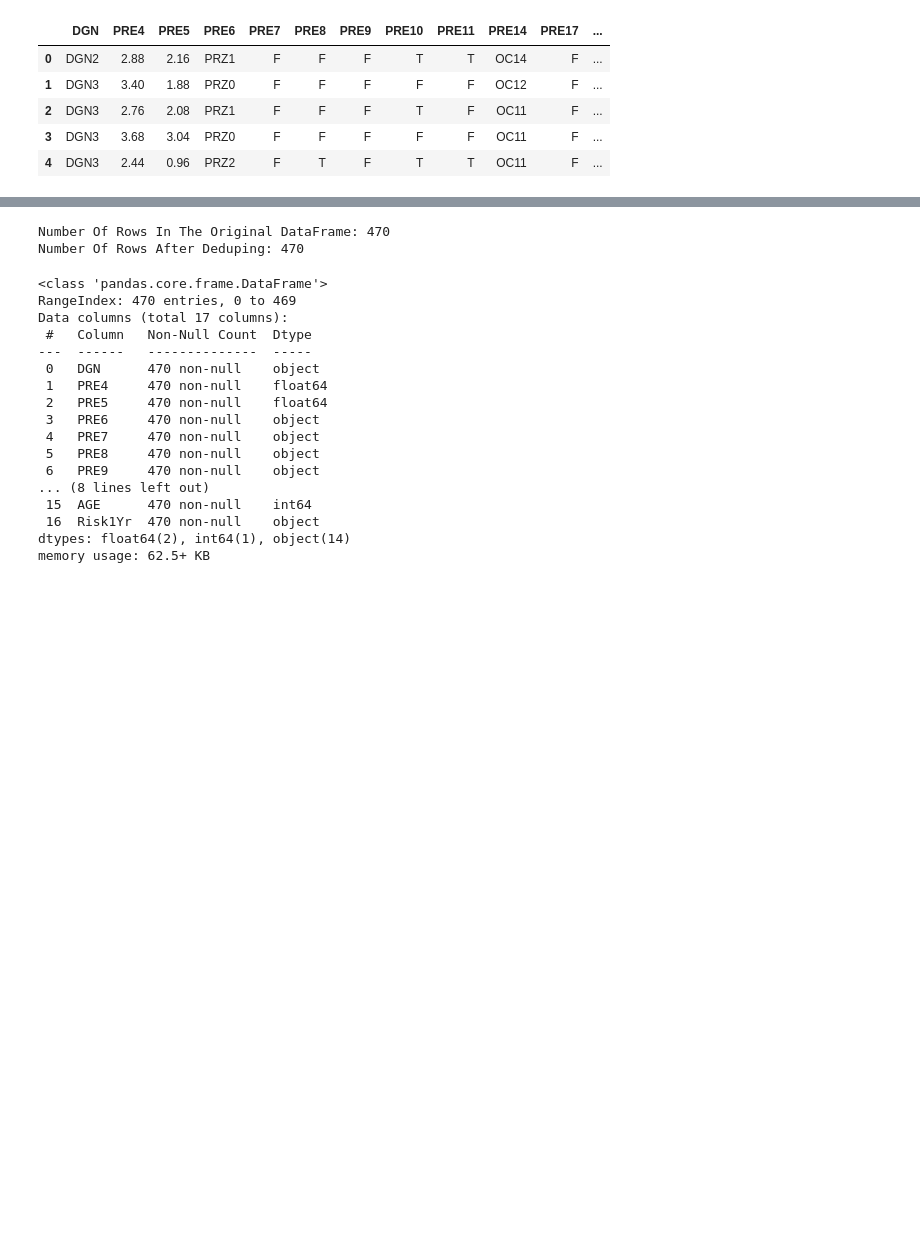
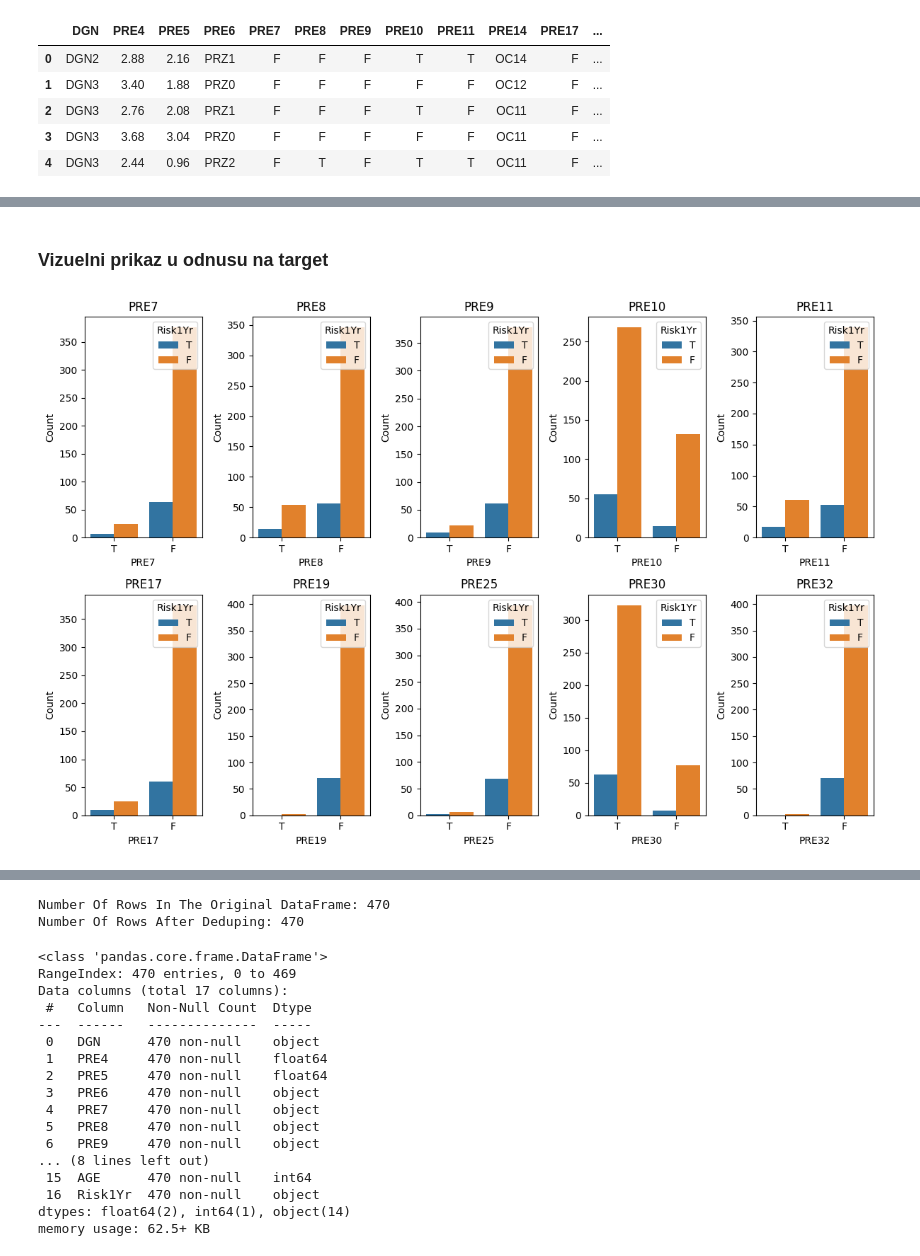
Before and after one commit to milicaj00/ML-P1-Classification, a Jupyter notebook: proba.ipynb, the cells around one changed output, grey strips where cells are left out. Cells and saved outputs as stored; diff of their text form; code cells hidden in the pictures; blank space fills up the shorter version.

```diff
--- a/proba.ipynb
+++ b/proba.ipynb
@@ -92,0 +114,13 @@ data.head()
+# %%
+columns_bin = ['PRE7', 'PRE8', 'PRE9', 'PRE10', 'PRE11', 'PRE17', 'PRE19', 'PRE25','PRE30','PRE32']
+
+fig, axes = pyplot.subplots(2, 5, figsize=(12, 8))
+axes = axes.flatten()
+for i, column_name in enumerate(columns_bin):
+    sns.countplot(x=column_name, data=data, ax=axes[i], order=['T', 'F'], hue_order=['T', 'F'], hue=column_name, legend=False)
+    axes[i].set_title(column_name)
+    axes[i].set_xlabel('')
+    axes[i].set_ylabel('')
+
+pyplot.tight_layout()
+pyplot.show()
@@ -92,0 +143,17 @@ data.head()
+# %% [markdown]
+### Vizuelni prikaz u odnusu na target
+# %%
+fig, axes = pyplot.subplots(2, 5, figsize=(12, 8))
+axes = axes.flatten()
+
+for i, column in enumerate(columns_bin):
+    sns.countplot(x=column, hue='Risk1Yr', data=data, ax=axes[i], order=['T', 'F'], hue_order=['T', 'F'])
+    axes[i].set_title(f'{column}')
+    axes[i].set_xlabel(column)
+    axes[i].set_ylabel('Count')
+    axes[i].legend(title='Risk1Yr', loc='upper right')
+
+pyplot.tight_layout()
+pyplot.show()
+# %% [output]
+[figure, added]
```
Also changed, not shown: parts of 44 cells of this notebook.
